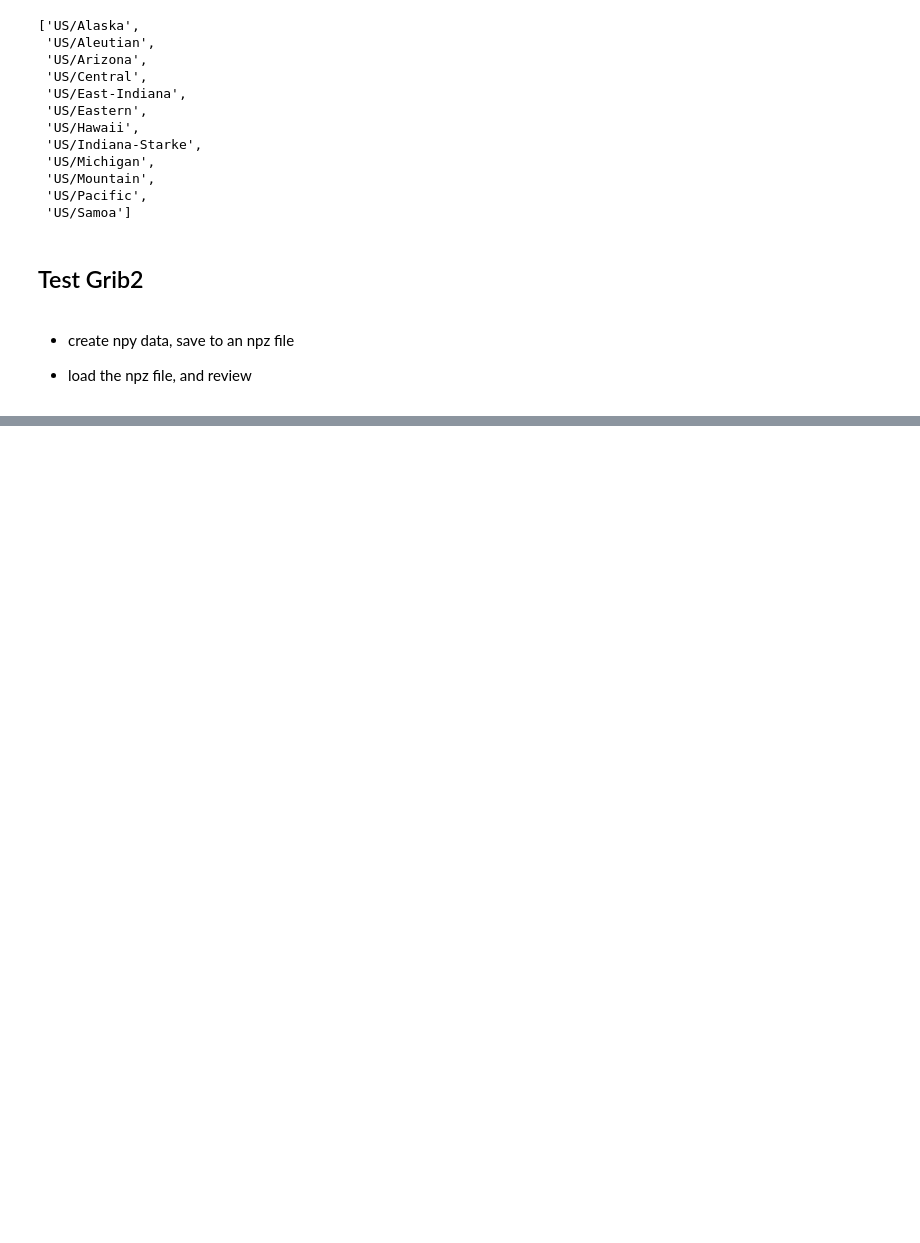
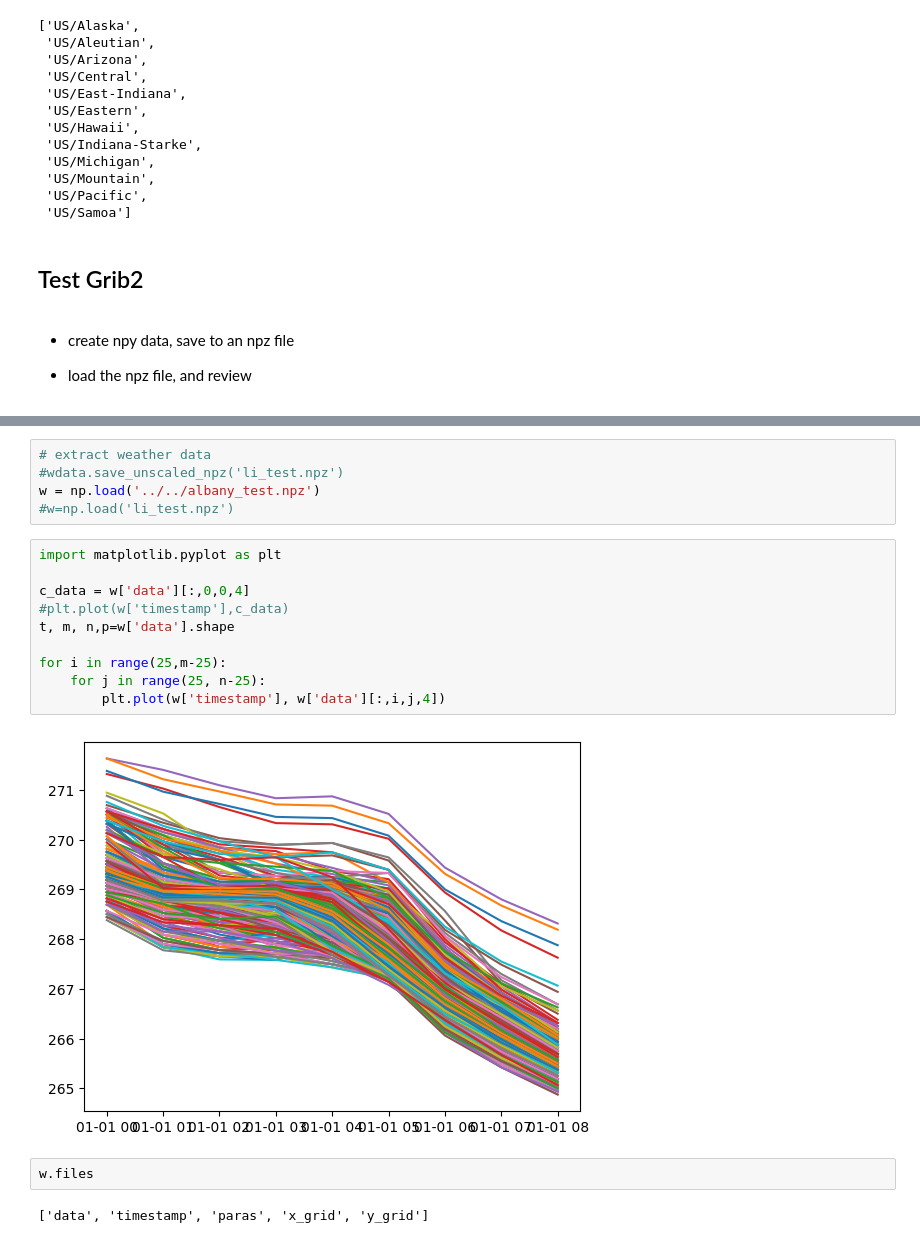
Before and after one commit to limingzhou2004/pytools, a Jupyter notebook: pytools/data/review.ipynb, the cells around one changed output, grey strips where cells are left out. Cells and saved outputs as stored; diff of their text form; blank space fills up the shorter version.

```diff
--- a/pytools/data/review.ipynb
+++ b/pytools/data/review.ipynb
@@ -163,0 +198,21 @@ hrrrfiles.csv          requirements.txt
+# %%
+# extract weather data
+#wdata.save_unscaled_npz('li_test.npz')
+w = np.load('../../albany_test.npz')
+#w=np.load('li_test.npz')
+# %%
+import matplotlib.pyplot as plt
+
+c_data = w['data'][:,0,0,4]
+#plt.plot(w['timestamp'],c_data)
+t, m, n,p=w['data'].shape
+
+for i in range(25,m-25):
+    for j in range(25, n-25):
+        plt.plot(w['timestamp'], w['data'][:,i,j,4])
+# %% [output]
+[figure, added]
+# %%
+w.files
+# %% [output]
+['data', 'timestamp', 'paras', 'x_grid', 'y_grid']
```
Also changed, not shown: parts of 8 cells of this notebook, 4 other files.
